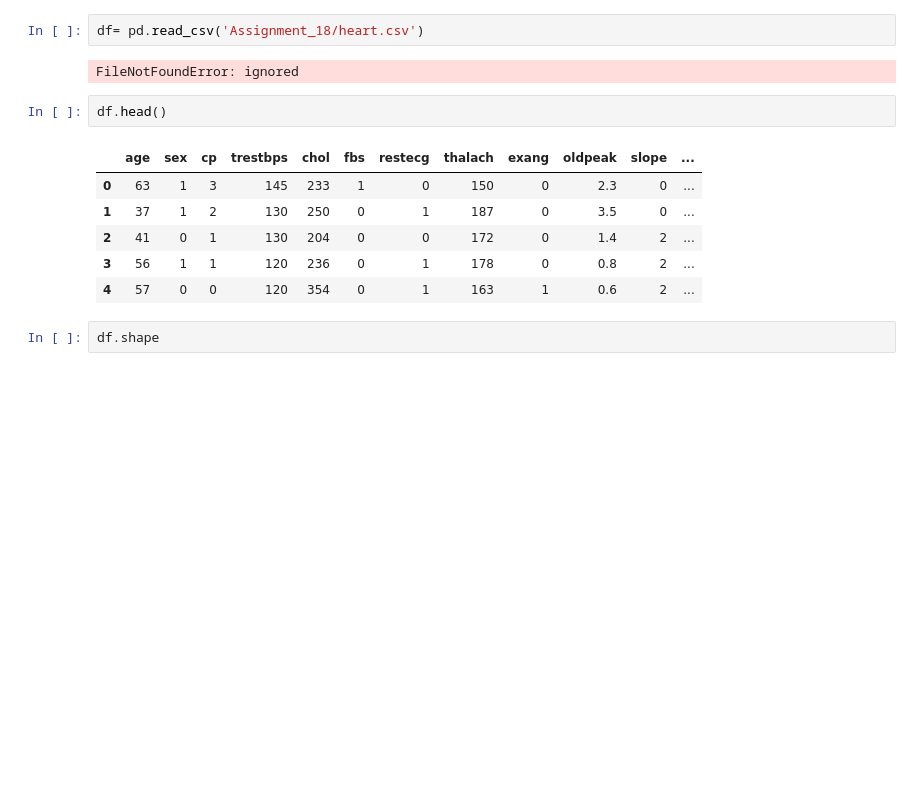
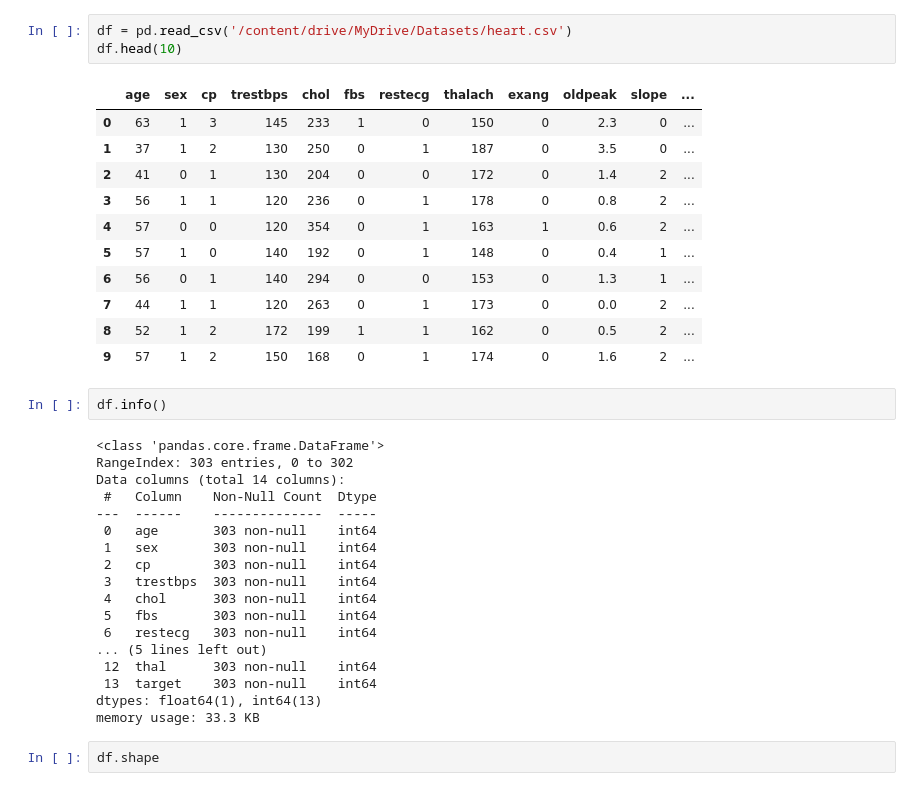
Before and after one commit to arecoluiz/Class_Pycaret, a Jupyter notebook: Cópia_de_Assingment_18_rev1.ipynb, the cells around one changed output. Saved outputs shown, nothing was run; the diff lists cells and outputs as text; blank space fills up the shorter version.

```diff
--- a/Cópia_de_Assingment_18_rev1.ipynb
+++ b/Cópia_de_Assingment_18_rev1.ipynb
@@ -14,18 +27,40 @@ warnings.filterwarnings('ignore')
 sns.set()
 %matplotlib inline
 # %%
-df= pd.read_csv('Assignment_18/heart.csv')
+df = pd.read_csv('/content/drive/MyDrive/Datasets/heart.csv')
+df.head(10)
 # %% [output]
-FileNotFoundError: ignored
+|  | age | sex | cp | trestbps | chol | fbs | restecg | thalach | exang | oldpeak | slope | ... |
+| 0 | 63 | 1 | 3 | 145 | 233 | 1 | 0 | 150 | 0 | 2.3 | 0 | ... |
+| 1 | 37 | 1 | 2 | 130 | 250 | 0 | 1 | 187 | 0 | 3.5 | 0 | ... |
+| 2 | 41 | 0 | 1 | 130 | 204 | 0 | 0 | 172 | 0 | 1.4 | 2 | ... |
+| 3 | 56 | 1 | 1 | 120 | 236 | 0 | 1 | 178 | 0 | 0.8 | 2 | ... |
+| 4 | 57 | 0 | 0 | 120 | 354 | 0 | 1 | 163 | 1 | 0.6 | 2 | ... |
+| 5 | 57 | 1 | 0 | 140 | 192 | 0 | 1 | 148 | 0 | 0.4 | 1 | ... |
+| 6 | 56 | 0 | 1 | 140 | 294 | 0 | 0 | 153 | 0 | 1.3 | 1 | ... |
+| 7 | 44 | 1 | 1 | 120 | 263 | 0 | 1 | 173 | 0 | 0.0 | 2 | ... |
+| 8 | 52 | 1 | 2 | 172 | 199 | 1 | 1 | 162 | 0 | 0.5 | 2 | ... |
+| 9 | 57 | 1 | 2 | 150 | 168 | 0 | 1 | 174 | 0 | 1.6 | 2 | ... |
 # %%
-df.head()
+df.info()
 # %% [output]
-|  | age | sex | cp | trestbps | chol | fbs | restecg | thalach | exang | oldpeak | slope | ... |
-| 0 | 63 | 1 | 3 | 145 | 233 | 1 | 0 | 150 | 0 | 2.3 | 0 | ... |
-| 1 | 37 | 1 | 2 | 130 | 250 | 0 | 1 | 187 | 0 | 3.5 | 0 | ... |
-| 2 | 41 | 0 | 1 | 130 | 204 | 0 | 0 | 172 | 0 | 1.4 | 2 | ... |
-| 3 | 56 | 1 | 1 | 120 | 236 | 0 | 1 | 178 | 0 | 0.8 | 2 | ... |
-| 4 | 57 | 0 | 0 | 120 | 354 | 0 | 1 | 163 | 1 | 0.6 | 2 | ... |
+<class 'pandas.core.frame.DataFrame'>
+RangeIndex: 303 entries, 0 to 302
+Data columns (total 14 columns):
+ #   Column    Non-Null Count  Dtype
+---  ------    --------------  -----
+ 0   age       303 non-null    int64
+ 1   sex       303 non-null    int64
+ 2   cp        303 non-null    int64
+ 3   trestbps  303 non-null    int64
+ 4   chol      303 non-null    int64
+ 5   fbs       303 non-null    int64
+ 6   restecg   303 non-null    int64
+... (5 lines left out)
+ 12  thal      303 non-null    int64
+ 13  target    303 non-null    int64
+dtypes: float64(1), int64(13)
+memory usage: 33.3 KB
 # %%
 df.shape
 # %% [output]
```
Also changed, not shown: parts of 21 cells of this notebook.
